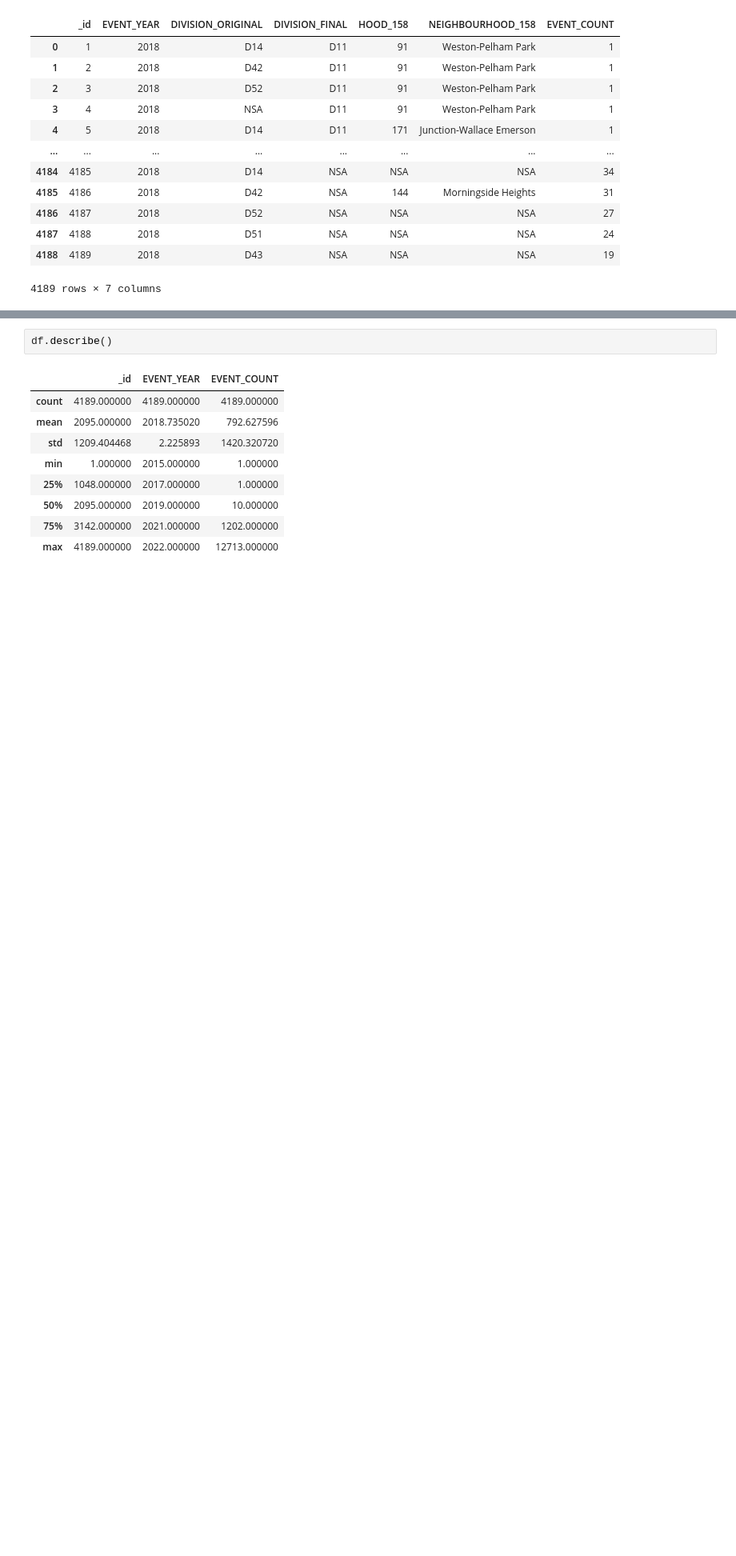
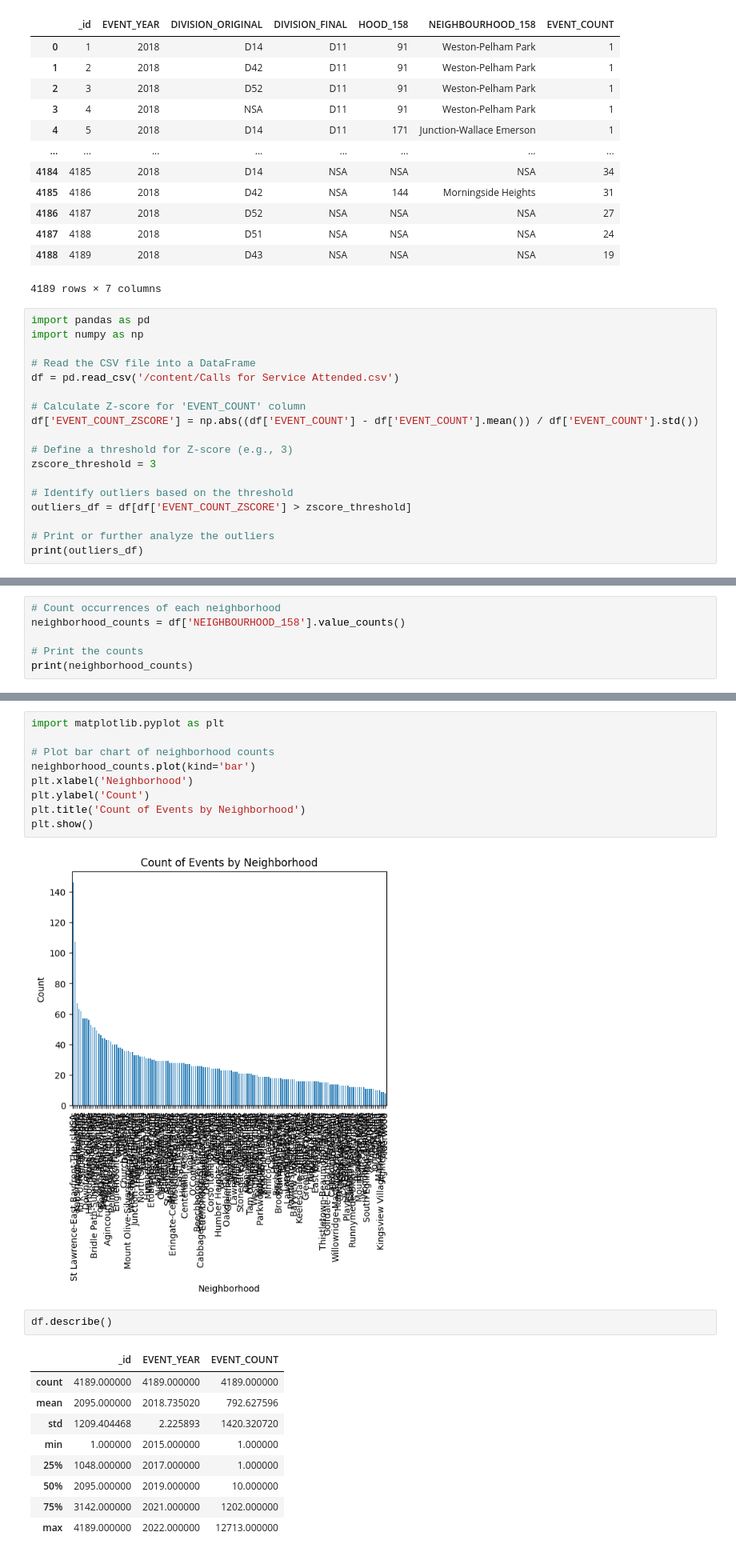
Before and after one commit to feven2965/Police-Annual-Statistical-Report, a Jupyter notebook: project.ipynb, the cells around one changed output, grey strips where cells are left out. Shown at 80% size. Cells and saved outputs as stored; diff of their text form; blank space fills up the shorter version.

```diff
--- a/project.ipynb
+++ b/project.ipynb
@@ -82,3 +84,21 @@ df
 | 4187 | 4188 | 2018 | D51 | NSA | NSA | NSA | 24 |
 | 4188 | 4189 | 2018 | D43 | NSA | NSA | NSA | 19 |
 4189 rows × 7 columns
+# %%
+import pandas as pd
+import numpy as np
+
+# Read the CSV file into a DataFrame
+df = pd.read_csv('/content/Calls for Service Attended.csv')
+
+# Calculate Z-score for 'EVENT_COUNT' column
+df['EVENT_COUNT_ZSCORE'] = np.abs((df['EVENT_COUNT'] - df['EVENT_COUNT'].mean()) / df['EVENT_COUNT'].std())
+
+# Define a threshold for Z-score (e.g., 3)
+zscore_threshold = 3
+
+# Identify outliers based on the threshold
+outliers_df = df[df['EVENT_COUNT_ZSCORE'] > zscore_threshold]
+
+# Print or further analyze the outliers
+print(outliers_df)
@@ -84,0 +123,6 @@ df
+# %%
+# Count occurrences of each neighborhood
+neighborhood_counts = df['NEIGHBOURHOOD_158'].value_counts()
+
+# Print the counts
+print(neighborhood_counts)
@@ -85,3 +164,14 @@ df
+# %%
+import matplotlib.pyplot as plt
+
+# Plot bar chart of neighborhood counts
+neighborhood_counts.plot(kind='bar')
+plt.xlabel('Neighborhood')
+plt.ylabel('Count')
+plt.title('Count of Events by Neighborhood')
+plt.show()
+# %% [output]
+[figure, added]
 # %%
 df.describe()
 # %% [output]
```
Also changed, not shown: parts of 13 cells of this notebook.
